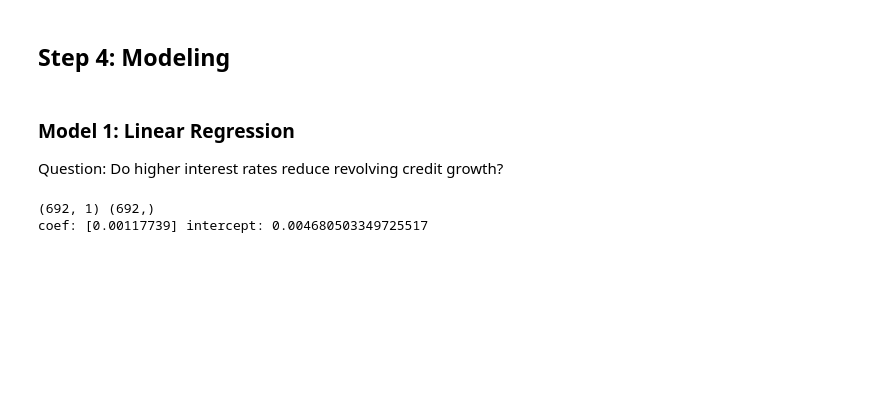
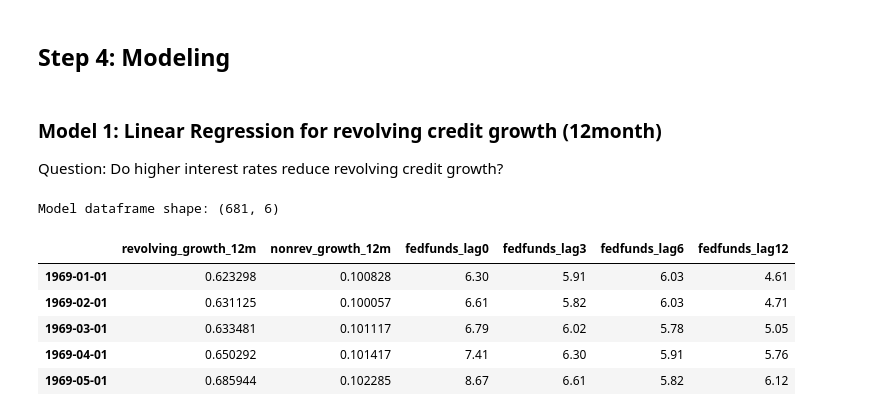
Before and after one commit to c-jimmy1/Data-Science, a Jupyter notebook: assign3/src/assign3.ipynb, the cells around one changed output. Cells and saved outputs as stored; diff of their text form; code cells hidden in the pictures; blank space fills up the shorter version.

```diff
--- a/assign3/src/assign3.ipynb
+++ b/assign3/src/assign3.ipynb
@@ -143,18 +146,33 @@ plt.show()
 # %% [markdown]
 ## Step 4: Modeling
 # %% [markdown]
-### Model 1: Linear Regression
+### Model 1: Linear Regression for revolving credit growth (12month)
 Question: Do higher interest rates reduce revolving credit growth?
 # %%
-df_model = df[['fedfunds', 'revolving_growth']].dropna()
+df["revolving_growth_12m"] = df["revolving"].pct_change(12)
+df["nonrev_growth_12m"] = df["nonrevolving"].pct_change(12)
 
-X = df_model[['fedfunds']]
-y = df_model['revolving_growth']
+# Lagged Fed Funds rate: consumers respond with delay
+for lag in [0, 3, 6, 12]:
+    df[f"fedfunds_lag{lag}"] = df["fedfunds"].shift(lag)
 
-print(X.shape, y.shape)  # sanity check: same number of rows
+# Drop rows with missing values created by pct_change / shift
+df_model = df[[
+    "revolving_growth_12m",
+    "nonrev_growth_12m",
+    "fedfunds_lag0",
+    "fedfunds_lag3",
+    "fedfunds_lag6",
+    "fedfunds_lag12"
+]].dropna()
 
-model1 = LinearRegression().fit(X, y)
-print("coef:", model1.coef_, "intercept:", model1.intercept_)
+print("Model dataframe shape:", df_model.shape)
+display(df_model.head())
 # %% [output]
-(692, 1) (692,)
-coef: [0.00117739] intercept: 0.004680503349725517
+Model dataframe shape: (681, 6)
+|  | revolving_growth_12m | nonrev_growth_12m | fedfunds_lag0 | fedfunds_lag3 | fedfunds_lag6 | fedfunds_lag12 |
+| 1969-01-01 | 0.623298 | 0.100828 | 6.30 | 5.91 | 6.03 | 4.61 |
+| 1969-02-01 | 0.631125 | 0.100057 | 6.61 | 5.82 | 6.03 | 4.71 |
+| 1969-03-01 | 0.633481 | 0.101117 | 6.79 | 6.02 | 5.78 | 5.05 |
+| 1969-04-01 | 0.650292 | 0.101417 | 7.41 | 6.30 | 5.91 | 5.76 |
+| 1969-05-01 | 0.685944 | 0.102285 | 8.67 | 6.61 | 5.82 | 6.12 |
```
Also changed, not shown: parts of 6 cells of this notebook.
